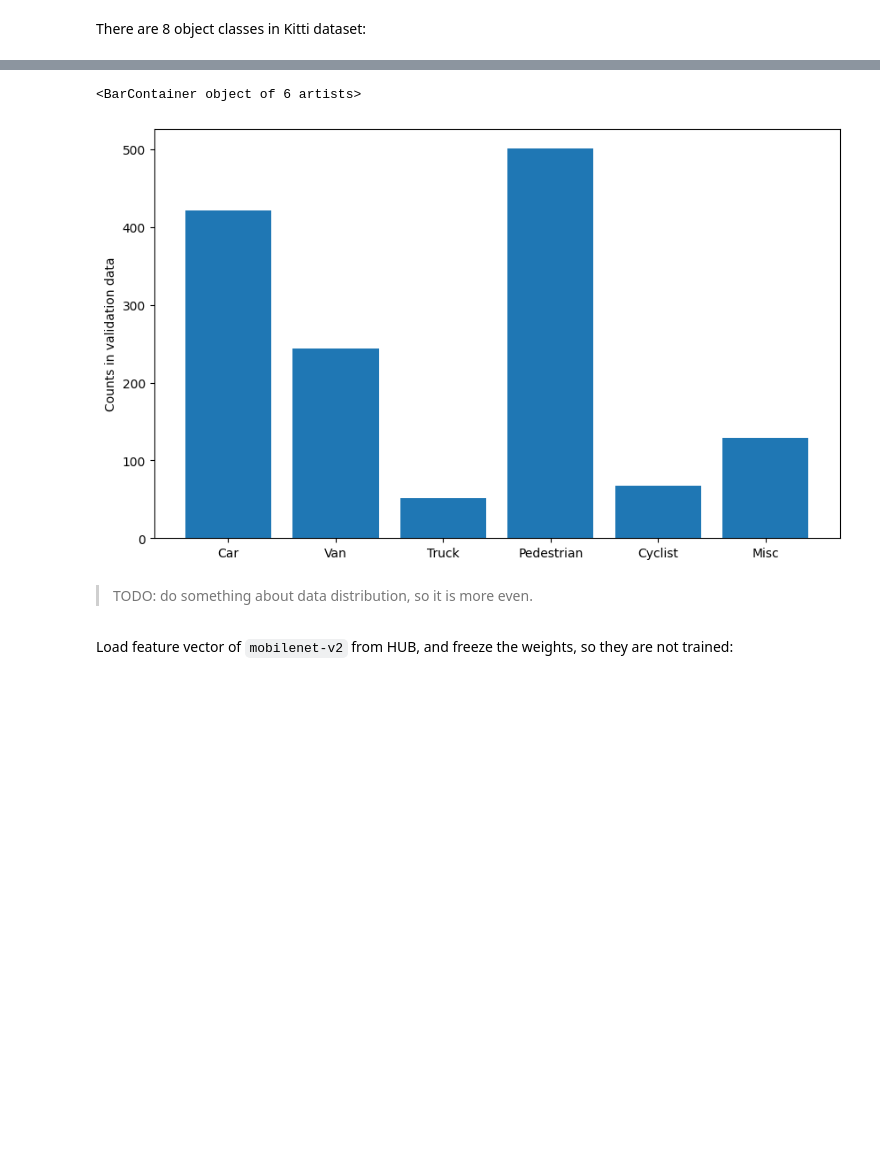
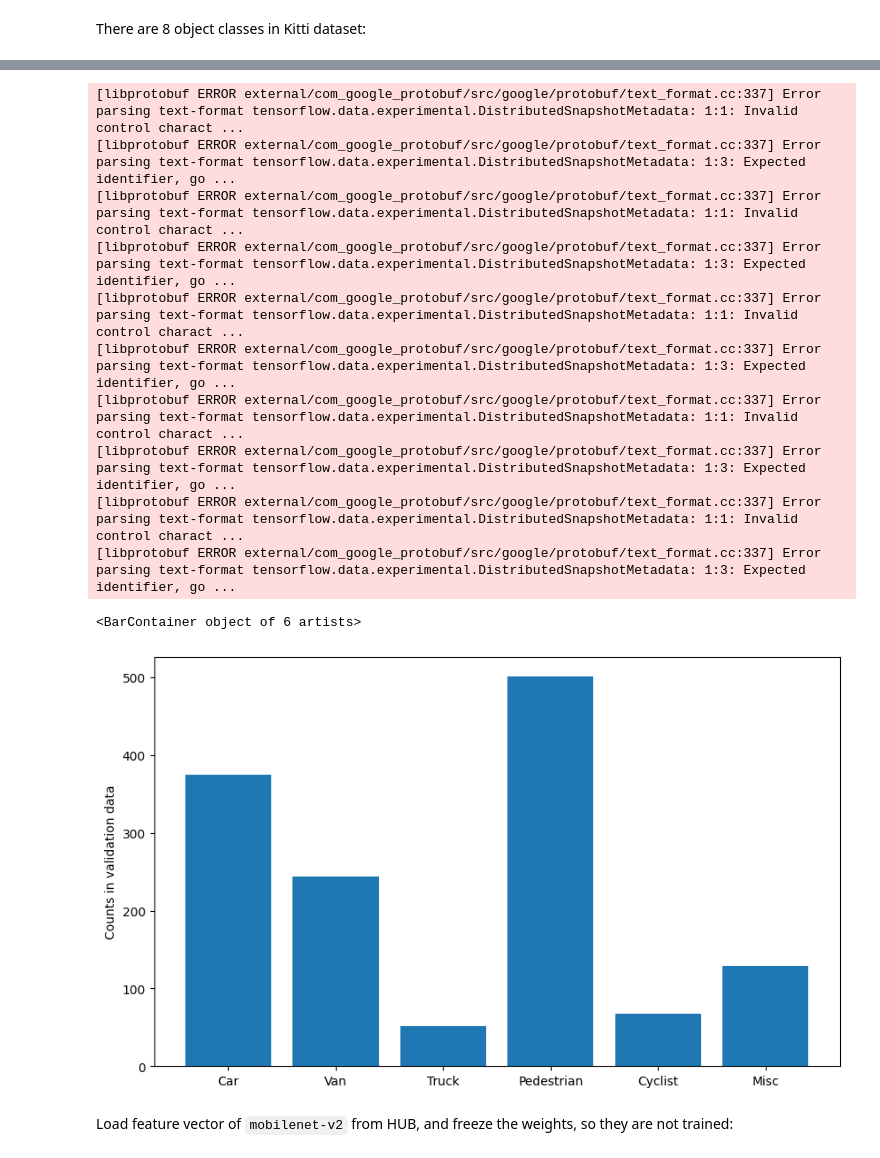
Before and after one commit to CatUnderTheLeaf/CV-stuff, a Jupyter notebook: image_classification/classification_kitti_ds.ipynb, the cells around one changed output, grey strips where cells are left out. Drawn from its saved outputs; the diff is of its cells as text; code cells hidden in the pictures; blank space fills up the shorter version.

```diff
--- a/image_classification/classification_kitti_ds.ipynb
+++ b/image_classification/classification_kitti_ds.ipynb
@@ -94,0 +94,16 @@ def create_classification_dataset(dataset, take_number, unsample_label, shape):
+# %%
+# load transformed datasets and merge in one
+def load_ds(type="train"):
+    dir_path = os.path.join(os.getcwd(), "dataset", type)
+    files = os.listdir(dir_path)
+    path = os.path.join(dir_path, files[0])
+    return_dataset = tf.data.Dataset.load(path)
+    for i in range(1,len(files)):
+        path = os.path.join(dir_path, files[i])
+        return_dataset = return_dataset.concatenate(tf.data.Dataset.load(path))
+
+    return return_dataset
+
+train_ds = load_ds("train")
+test_ds = load_ds("test")
+valid_ds = load_ds("validation")
@@ -109,3 +137,0 @@ train_ds = create_classification_dataset(training_set, 1000, 0, (IMAGE_RES,IMAGE
-# %%
-test_ds = create_classification_dataset(test_set, len(test_set), 0, (IMAGE_RES,IMAGE_RES))
-valid_ds = create_classification_dataset(validation_set, len(validation_set), 0, (IMAGE_RES,IMAGE_RES))
@@ -129,0 +140,5 @@ print(class_names)
+# %%
+class_names = numpy.asarray(['Car', 'Van', 'Truck', 'Pedestrian', 'Person_sitting', 'Cyclist', 'Tram', 'Misc'])
+NUM_CLASSES = len(class_names)
+print(class_names)
+print(NUM_CLASSES)
@@ -144,15 +179,23 @@ plt.bar(class_names, counts)
 # %%
-labels = list(valid_ds.map(lambda x: x['label']).as_numpy_iterator())
+labels = list(valid_ds.map(lambda x,y: y).as_numpy_iterator())
 
 classes, counts = np.unique(labels, return_counts=True)
 plt.figure(figsize  = (10,6))
 plt.ylabel('Counts in validation data')
 plt.bar(class_names[classes], counts)
 # %% [output]
-<BarContainer object of 6 artists>
+[libprotobuf ERROR external/com_google_protobuf/src/google/protobuf/text_format.cc:337] Error parsing text-format tensorflow.data.experimental.DistributedSnapshotMetadata: 1:1: Invalid control charact ...
+[libprotobuf ERROR external/com_google_protobuf/src/google/protobuf/text_format.cc:337] Error parsing text-format tensorflow.data.experimental.DistributedSnapshotMetadata: 1:3: Expected identifier, go ...
+[libprotobuf ERROR external/com_google_protobuf/src/google/protobuf/text_format.cc:337] Error parsing text-format tensorflow.data.experimental.DistributedSnapshotMetadata: 1:1: Invalid control charact ...
+[libprotobuf ERROR external/com_google_protobuf/src/google/protobuf/text_format.cc:337] Error parsing text-format tensorflow.data.experimental.DistributedSnapshotMetadata: 1:3: Expected identifier, go ...
+[libprotobuf ERROR external/com_google_protobuf/src/google/protobuf/text_format.cc:337] Error parsing text-format tensorflow.data.experimental.DistributedSnapshotMetadata: 1:1: Invalid control charact ...
+[libprotobuf ERROR external/com_google_protobuf/src/google/protobuf/text_format.cc:337] Error parsing text-format tensorflow.data.experimental.DistributedSnapshotMetadata: 1:3: Expected identifier, go ...
+[libprotobuf ERROR external/com_google_protobuf/src/google/protobuf/text_format.cc:337] Error parsing text-format tensorflow.data.experimental.DistributedSnapshotMetadata: 1:1: Invalid control charact ...
+[libprotobuf ERROR external/com_google_protobuf/src/google/protobuf/text_format.cc:337] Error parsing text-format tensorflow.data.experimental.DistributedSnapshotMetadata: 1:3: Expected identifier, go ...
+[libprotobuf ERROR external/com_google_protobuf/src/google/protobuf/text_format.cc:337] Error parsing text-format tensorflow.data.experimental.DistributedSnapshotMetadata: 1:1: Invalid control charact ...
+[libprotobuf ERROR external/com_google_protobuf/src/google/protobuf/text_format.cc:337] Error parsing text-format tensorflow.data.experimental.DistributedSnapshotMetadata: 1:3: Expected identifier, go ...
+<BarContainer object of 6 artists>
-[figure, old version]
+[figure, new version]
-# %% [markdown]
-> TODO: do something about data distribution, so it is more even.
 # %% [markdown]
 Load feature vector of `mobilenet-v2` from HUB, and freeze the weights, so they are not trained:
 # %%
```
Also changed, not shown: parts of 28 cells of this notebook, 2 other files.
